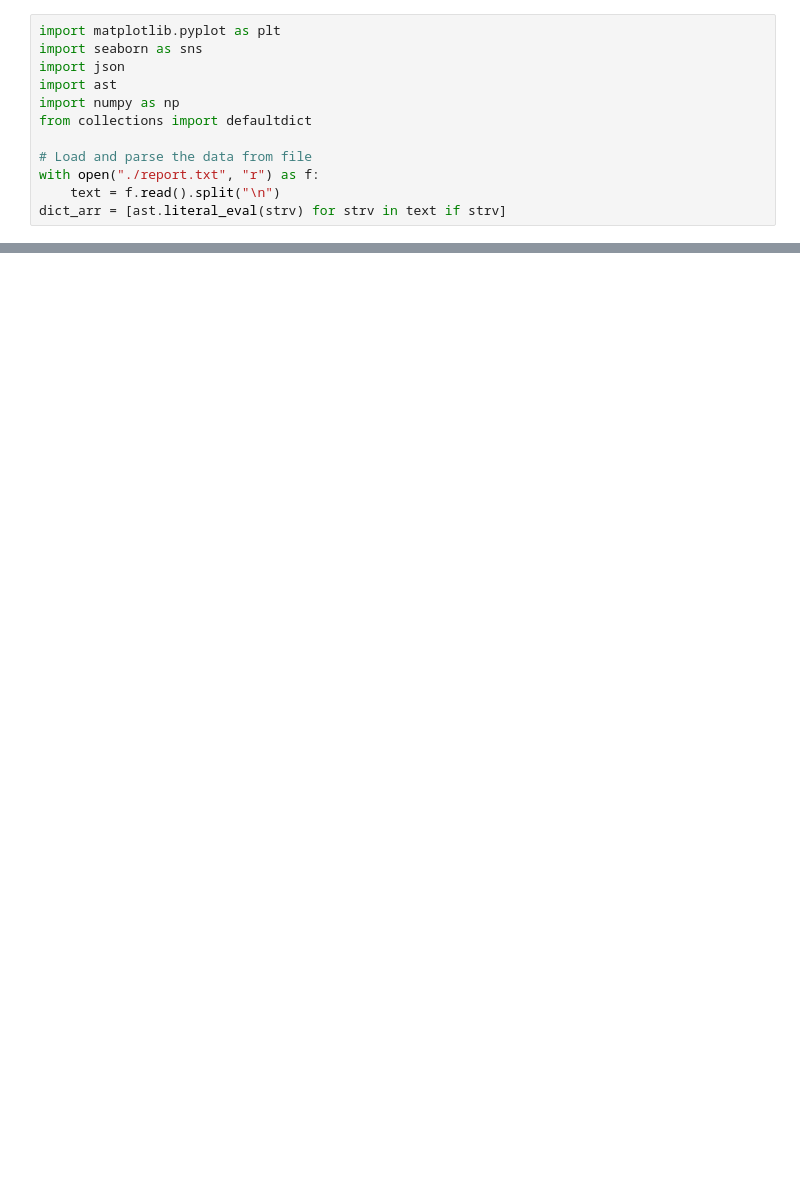
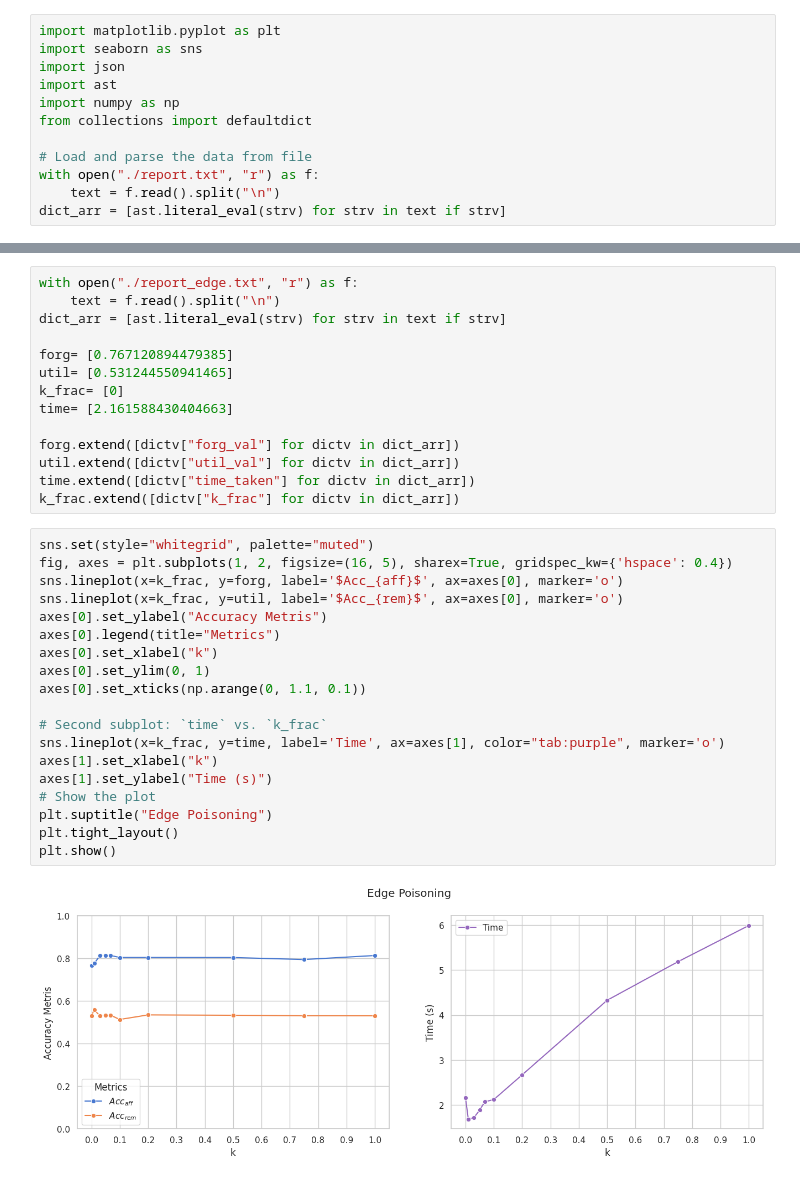
Before and after one commit to varshitakolipaka/corrective-unlearning-for-gnns, a Jupyter notebook: plotter.ipynb, the cells around one changed output, grey strips where cells are left out. Cells and saved outputs as stored; diff of their text form; blank space fills up the shorter version.

```diff
--- a/plotter.ipynb
+++ b/plotter.ipynb
@@ -53,0 +44,35 @@ k_frac
+# %%
+with open("./report_edge.txt", "r") as f:
+    text = f.read().split("\n")
+dict_arr = [ast.literal_eval(strv) for strv in text if strv]
+
+forg= [0.767120894479385]
+util= [0.531244550941465]
+k_frac= [0]
+time= [2.161588430404663]
+
+forg.extend([dictv["forg_val"] for dictv in dict_arr])
+util.extend([dictv["util_val"] for dictv in dict_arr])
+time.extend([dictv["time_taken"] for dictv in dict_arr])
+k_frac.extend([dictv["k_frac"] for dictv in dict_arr])
+# %%
+sns.set(style="whitegrid", palette="muted")
+fig, axes = plt.subplots(1, 2, figsize=(16, 5), sharex=True, gridspec_kw={'hspace': 0.4})
+sns.lineplot(x=k_frac, y=forg, label='$Acc_{aff}$', ax=axes[0], marker='o')
+sns.lineplot(x=k_frac, y=util, label='$Acc_{rem}$', ax=axes[0], marker='o')
+axes[0].set_ylabel("Accuracy Metris")
+axes[0].legend(title="Metrics")
+axes[0].set_xlabel("k")
+axes[0].set_ylim(0, 1)
+axes[0].set_xticks(np.arange(0, 1.1, 0.1))
+
+# Second subplot: `time` vs. `k_frac`
+sns.lineplot(x=k_frac, y=time, label='Time', ax=axes[1], color="tab:purple", marker='o')
+axes[1].set_xlabel("k")
+axes[1].set_ylabel("Time (s)")
+# Show the plot
+plt.suptitle("Edge Poisoning")
+plt.tight_layout()
+plt.show()
+# %% [output]
+[figure, added]
```
Also changed, not shown: parts of 4 cells of this notebook, 15 other files.
